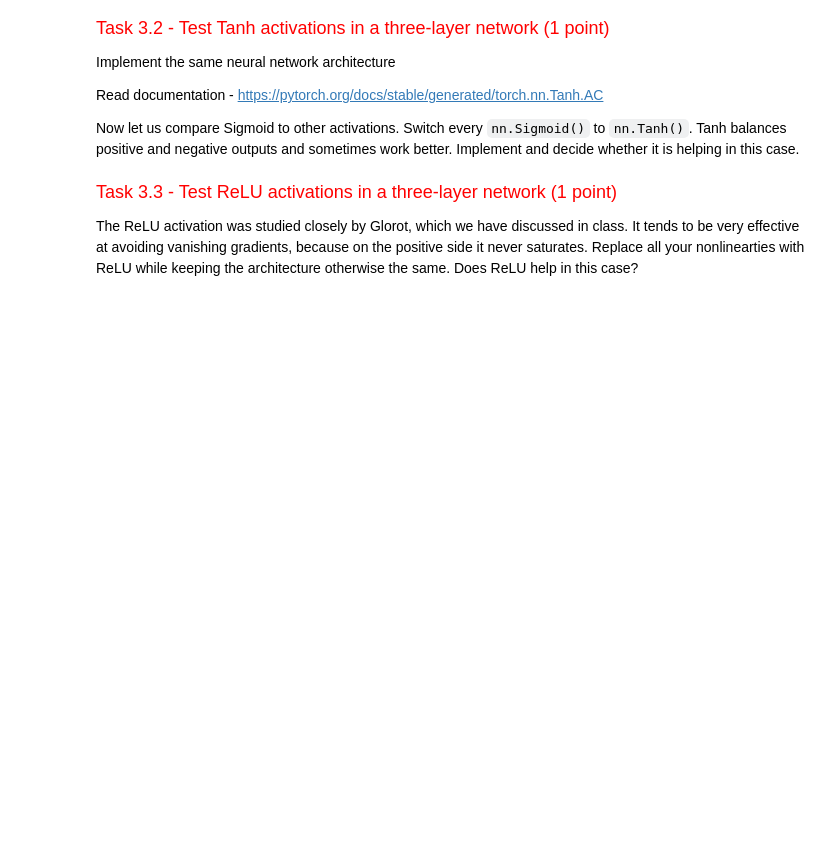
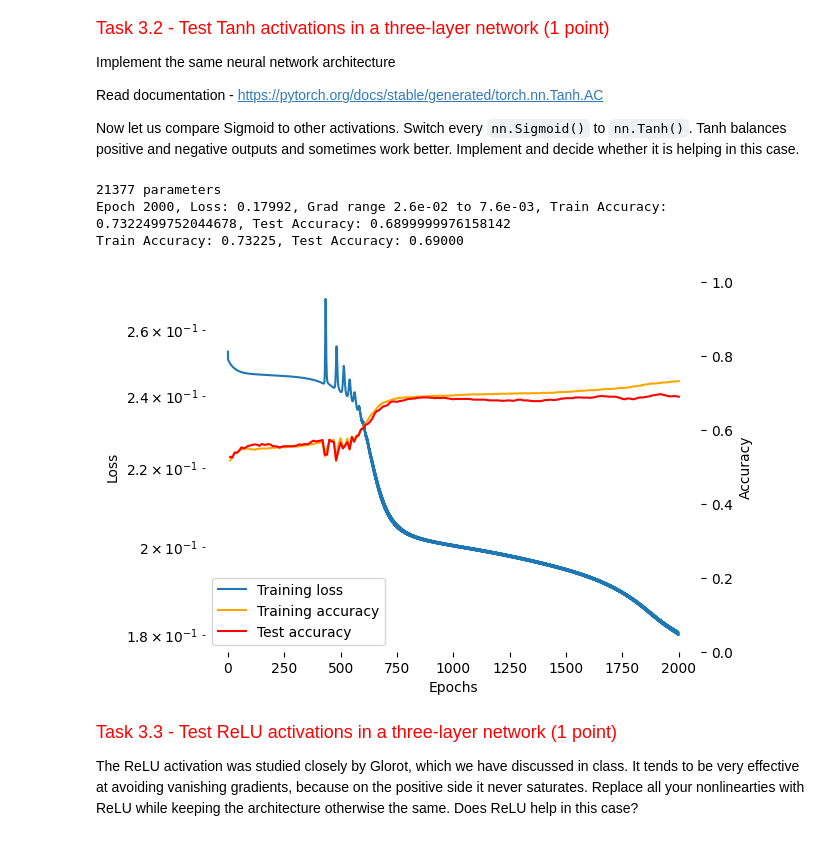
Before and after one commit to ayaazuddin/CS7150-Homework-2, a Jupyter notebook: HW2_1_OptimizationAndNetworkArchitecture.ipynb, the cells around one changed output. Drawn from its saved outputs; the diff is of its cells as text; code cells hidden in the pictures; blank space fills up the shorter version.

```diff
--- a/HW2_1_OptimizationAndNetworkArchitecture.ipynb
+++ b/HW2_1_OptimizationAndNetworkArchitecture.ipynb
@@ -822,19 +881,41 @@ Now let us compare Sigmoid to other activations.  Switch every `nn.Sigmoid()` to
 # %%
 torch.manual_seed(7150) # (Leave it here for deterministic behavior and easier grading)
 ################################################################################
 # TODO: Create an architecture similar to the previous one, but replace every
 # nn.Sigmoid() activation function with nn.Tanh() (except for the last one).
 # Hidden Dimension - 128
 # Loss - MSELoss()
 # Optimizer - Simple GradientDescent - (lr = 1.0) [Use the Optimizer built above]
 # Network Architecture - (Linear + Tanh) -> (Linear + Tanh) -> (Linear + Sigmoid)
 ################################################################################
 
-raise NotImplementedError
+input_size=train_data.size(1)
+hidden_dims= 128
+output_dims=1
+
+run_test(
+    Supervise(
+    nn.MSELoss(),
+        nn.Sequential(
+            nn.Linear(input_size, hidden_dims),
+            nn.Tanh(),
+            nn.Linear(hidden_dims, hidden_dims),
+            nn.Tanh(),
+            nn.Linear(hidden_dims, output_dims),
+            nn.Sigmoid()
+        )
+    ),
+    lambda p: SimpleGradientDescent(p,lr=1.0)
+)
 
 ###########################################################################
 #                             END OF YOUR CODE                            #
 ###########################################################################
+# %% [output]
+21377 parameters
+Epoch 2000, Loss: 0.17992, Grad range 2.6e-02 to 7.6e-03, Train Accuracy: 0.7322499752044678, Test Accuracy: 0.6899999976158142
+Train Accuracy: 0.73225, Test Accuracy: 0.69000
+[figure, added]
 # %% [markdown]
 <font size='4' color='Red'>Task 3.3 - Test ReLU activations in a three-layer network (1 point)</font>
 
```
Also changed, not shown: parts of 21 cells of this notebook.
